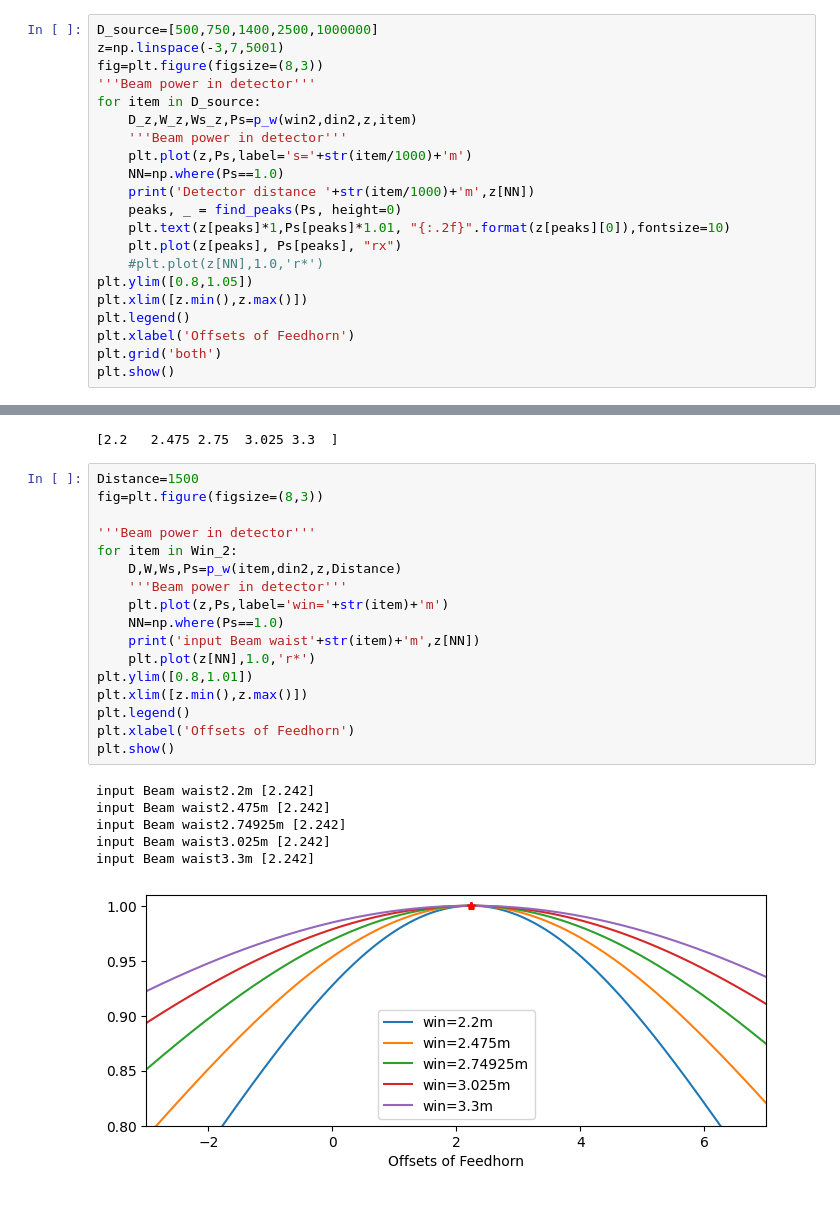
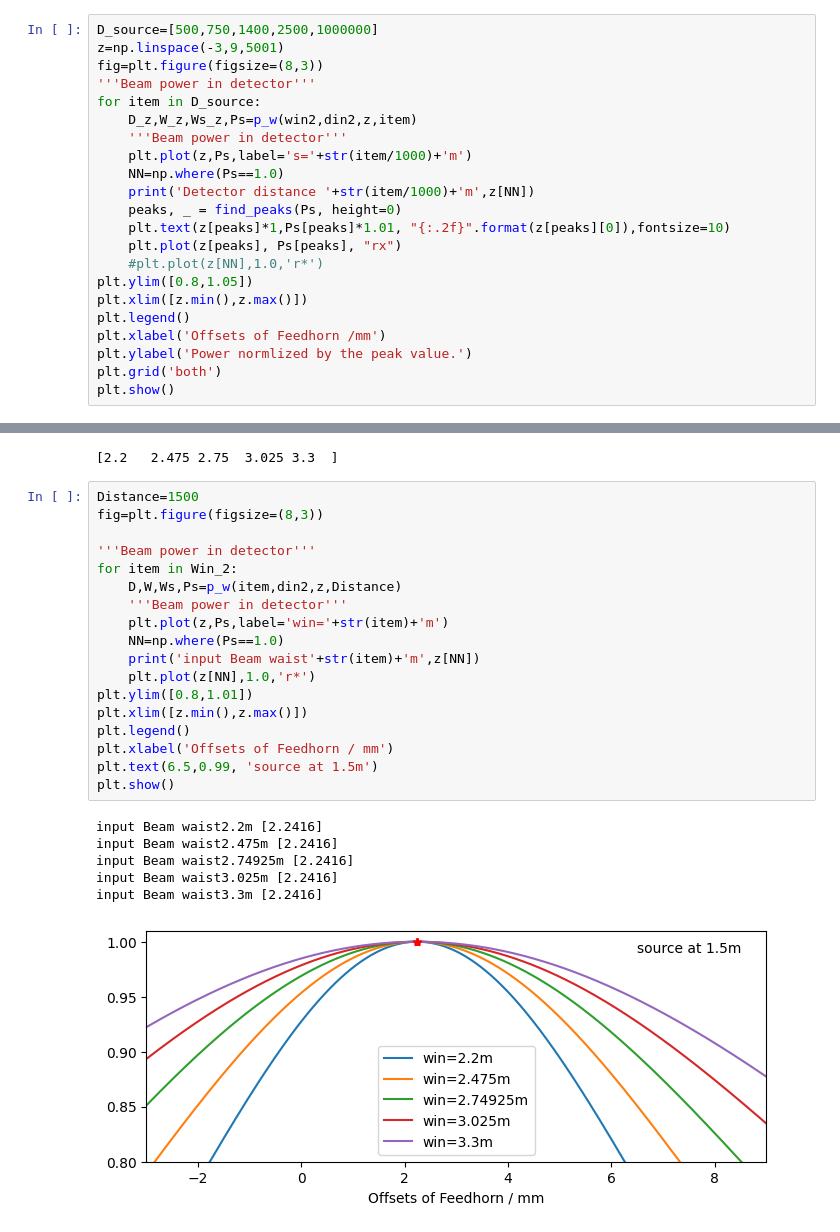
Before and after one commit to XiaodongRencologne/GaussianOptics, a Jupyter notebook: CHAMP_Test.ipynb, the cells around one changed output, grey strips where cells are left out. Saved outputs shown, nothing was run; the diff lists cells and outputs as text.

```diff
--- a/CHAMP_Test.ipynb
+++ b/CHAMP_Test.ipynb
@@ -113,7 +113,7 @@ def p_w(win,din,dz,s):
     return D, W_out, W, P
 # %%
 D_source=[500,750,1400,2500,1000000]
-z=np.linspace(-3,7,5001)
+z=np.linspace(-3,9,5001)
 fig=plt.figure(figsize=(8,3))
 '''Beam power in detector'''
 for item in D_source:
@@ -129,7 +129,8 @@ for item in D_source:
 plt.ylim([0.8,1.05])
 plt.xlim([z.min(),z.max()])
 plt.legend()
-plt.xlabel('Offsets of Feedhorn')
+plt.xlabel('Offsets of Feedhorn /mm')
+plt.ylabel('Power normlized by the peak value.')
 plt.grid('both')
 plt.show()
 # %% [output]
@@ -168,27 +169,28 @@ Win_2=[2.2, 2.475, 2.74925, 3.025, 3.3]
 # %%
 Distance=1500
 fig=plt.figure(figsize=(8,3))
 
 '''Beam power in detector'''
 for item in Win_2:
     D,W,Ws,Ps=p_w(item,din2,z,Distance)
     '''Beam power in detector'''
     plt.plot(z,Ps,label='win='+str(item)+'m')
     NN=np.where(Ps==1.0)
     print('input Beam waist'+str(item)+'m',z[NN])
     plt.plot(z[NN],1.0,'r*')
 plt.ylim([0.8,1.01])
 plt.xlim([z.min(),z.max()])
 plt.legend()
-plt.xlabel('Offsets of Feedhorn')
+plt.xlabel('Offsets of Feedhorn / mm')
+plt.text(6.5,0.99, 'source at 1.5m')
 plt.show()
 # %% [output]
-input Beam waist2.2m [2.242]
-input Beam waist2.475m [2.242]
-input Beam waist2.74925m [2.242]
-input Beam waist3.025m [2.242]
-input Beam waist3.3m [2.242]
+input Beam waist2.2m [2.2416]
+input Beam waist2.475m [2.2416]
+input Beam waist2.74925m [2.2416]
+input Beam waist3.025m [2.2416]
+input Beam waist3.3m [2.2416]
-[figure, old version]
+[figure, new version]
 # %%
 Distance=2500
 fig=plt.figure(figsize=(8,3))
```
Also changed, not shown: parts of 5 cells of this notebook, 1 other file.
